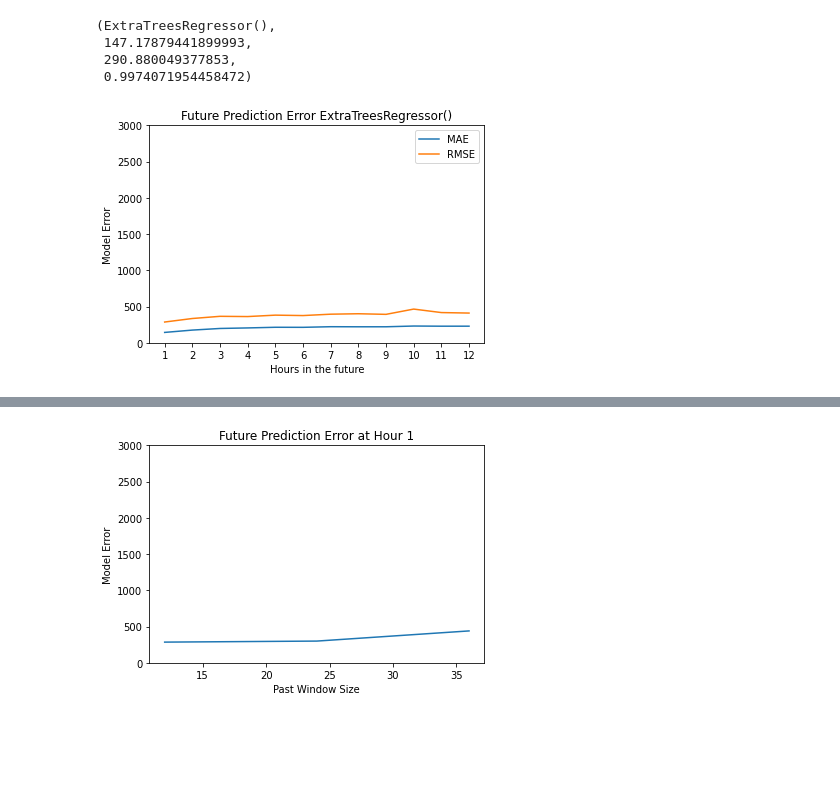
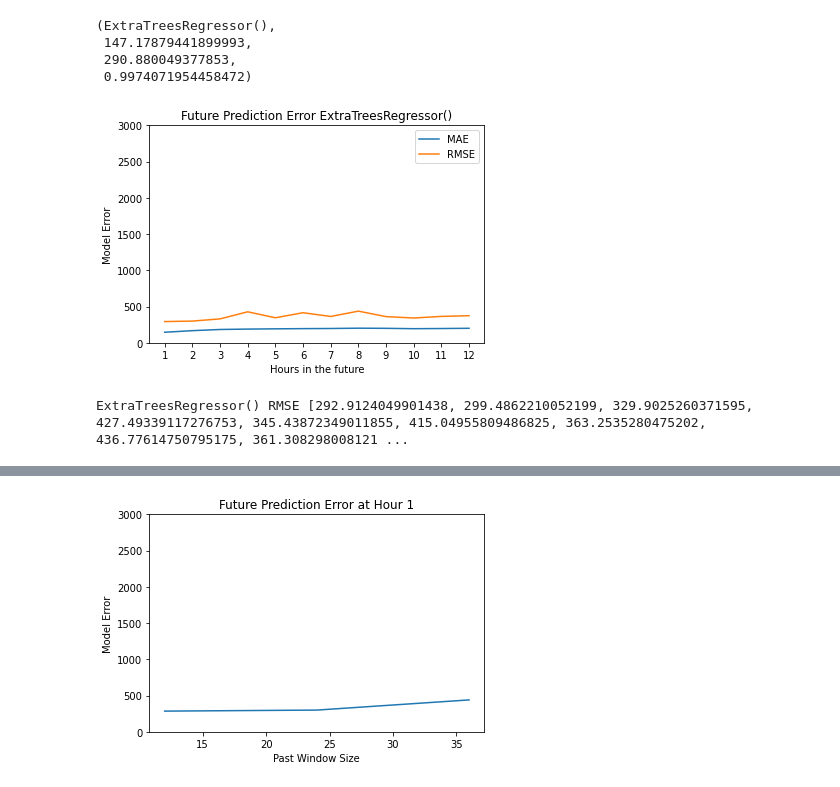
Before and after one commit to wadekb22/CHW_Forecasting, a Jupyter notebook: models/hourly/hourly_prediction.ipynb, the cells around one changed output, grey strips where cells are left out. Saved outputs shown, nothing was run; the diff lists cells and outputs as text; code cells hidden in the pictures; blank space fills up the shorter version.

Commit message:
Final model

```diff
--- a/models/hourly/hourly_prediction.ipynb
+++ b/models/hourly/hourly_prediction.ipynb
@@ -223,6 +209,7 @@ def testErrors(X, Ys, model, verbose=False):
     if verbose:
         print(f"{model} RMSE {errors['RMSE']}")
 # %%
-testErrors(X=X, Ys=Ys, model=ExtraTreesRegressor())
+testErrors(X=X, Ys=Ys, model=ExtraTreesRegressor(), verbose=True)
 # %% [output]
-[figure, old version]
+[figure, new version]
+ExtraTreesRegressor() RMSE [292.9124049901438, 299.4862210052199, 329.9025260371595, 427.49339117276753, 345.43872349011855, 415.04955809486825, 363.2535280475202, 436.77614750795175, 361.308298008121 ...
```
Also changed, not shown: parts of 3 cells of this notebook.
